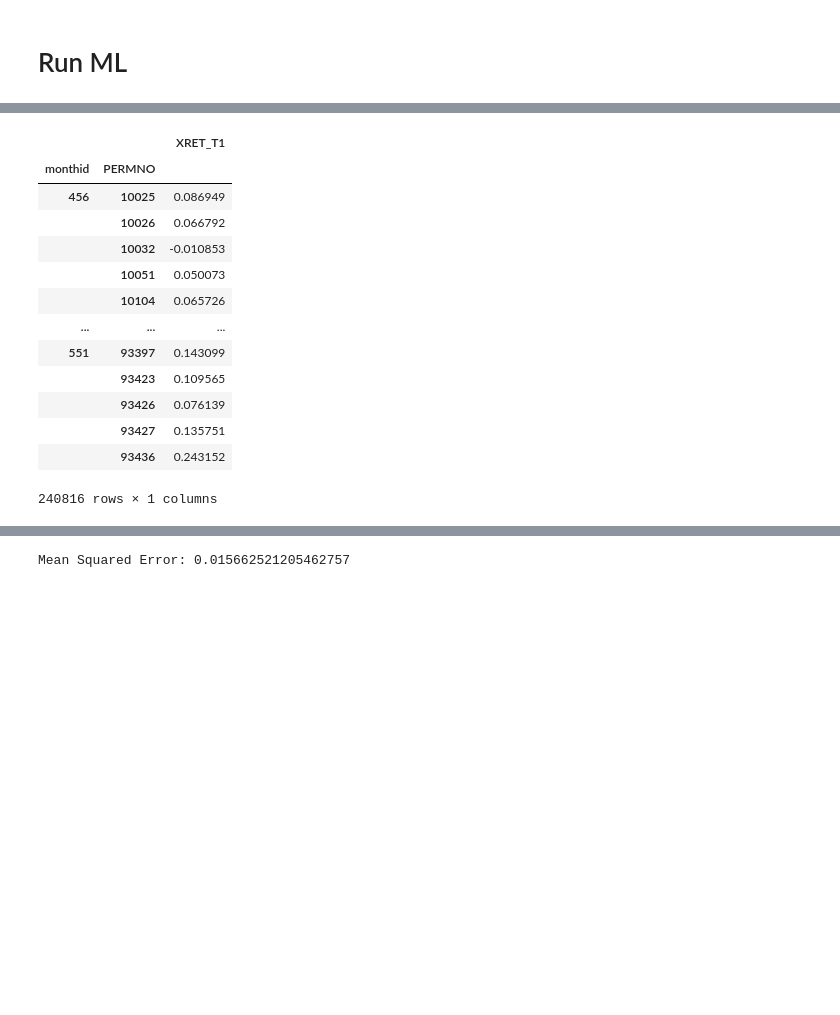
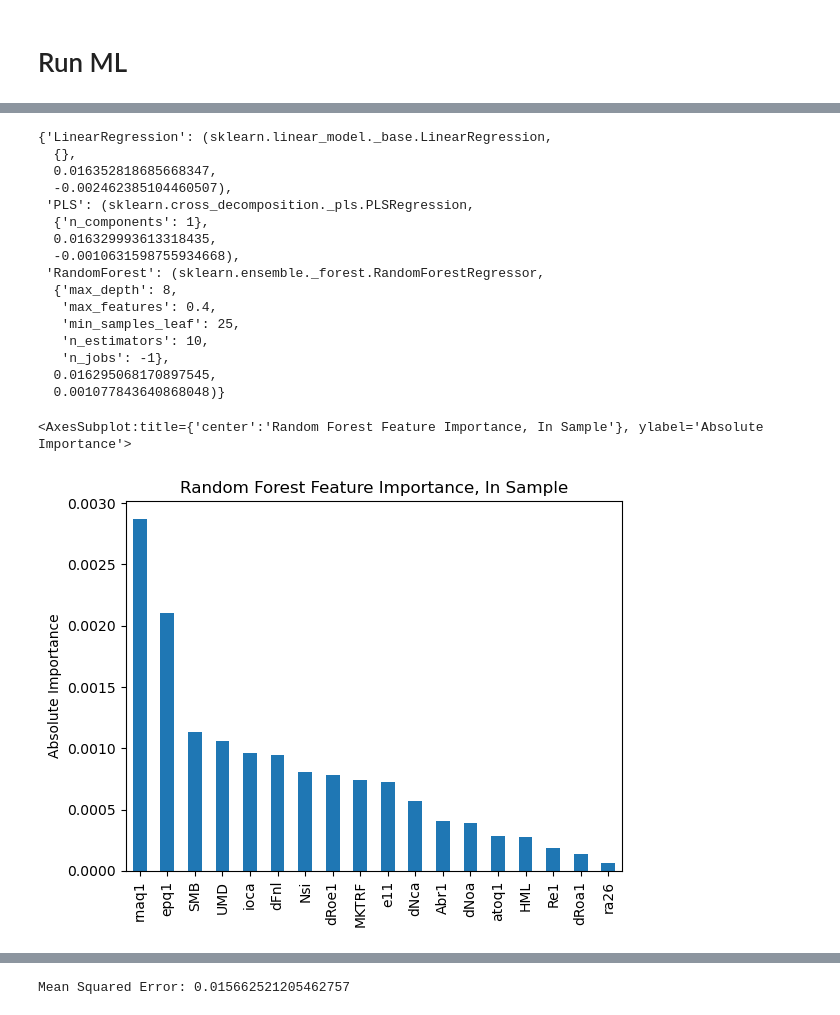
Before and after one commit to yiyun-sj/factor-trading, a Jupyter notebook: ml2.ipynb, the cells around one changed output, grey strips where cells are left out. Saved outputs shown, nothing was run; the diff lists cells and outputs as text; code cells hidden in the pictures; blank space fills up the shorter version.

Commit message:
add feature selection, other models, explainability with shap scores

```diff
--- a/ml2.ipynb
+++ b/ml2.ipynb
@@ -562,0 +543,17 @@ pd.Series(m.feature_importances_, index=model.x_test.columns).plot(kind="bar")
+# %%
+model = Model(
+    data=ml_data,
+    feature_cols=FEATURES,
+    objective_col=OBJECTIVE,
+    val_start_monthid=313,  # validation set is Jan 2001 - Dec 2005 (in sample), anything before is training set (1975-2001)
+    test_start_monthid=373  # test set is Jan 2006 - Dec 2020 (OUT OF SAMPLE)
+)
+# %%
+# Set up models and hyperparameter tune
+for model_id, config in MODELS_SETUP.items():
+    model_type = config["model_type"]
+    param_grid = config["param_grid"]
+    model.add_model_and_hyperparameter_tune(model_type, param_grid, model_id)
+
+model.train_final_models()
+model.performance_stats(actual_t1_returns, rf)
@@ -563,17 +584,27 @@ pd.Series(m.feature_importances_, index=model.x_test.columns).plot(kind="bar")
 # %%
-model.y_test
+model.model_params
 # %% [output]
-|  |  | XRET_T1 |
-| monthid | PERMNO |  |
-| 456 | 10025 | 0.086949 |
-|  | 10026 | 0.066792 |
-|  | 10032 | -0.010853 |
-|  | 10051 | 0.050073 |
-|  | 10104 | 0.065726 |
-| ... | ... | ... |
-| 551 | 93397 | 0.143099 |
-|  | 93423 | 0.109565 |
-|  | 93426 | 0.076139 |
-|  | 93427 | 0.135751 |
-|  | 93436 | 0.243152 |
-240816 rows × 1 columns
+{'LinearRegression': (sklearn.linear_model._base.LinearRegression,
+  {},
+  0.016352818685668347,
+  -0.002462385104460507),
+ 'PLS': (sklearn.cross_decomposition._pls.PLSRegression,
+  {'n_components': 1},
+  0.016329993613318435,
+  -0.0010631598755934668),
+ 'RandomForest': (sklearn.ensemble._forest.RandomForestRegressor,
+  {'max_depth': 8,
+   'max_features': 0.4,
+   'min_samples_leaf': 25,
+   'n_estimators': 10,
+   'n_jobs': -1},
+  0.016295068170897545,
+  0.001077843640868048)}
+# %%
+# Save it
+params, final = model.model_params, model.final_trained_models
+
+# cache model object
+import pickle
+with open('model_object_cache.pickle', 'wb') as handle:
+    pickle.dump(model, handle, protocol=pickle.HIGHEST_PROTOCOL)
@@ -579,0 +617,13 @@ model.y_test
+# %%
+from sklearn.inspection import permutation_importance
+
+result = permutation_importance(
+    final["RandomForest"], model.x_validate, model.y_validate, n_repeats=10, random_state=42, n_jobs=2
+)
+
+forest_importances = pd.Series(result.importances_mean, index=FEATURES)
+# %%
+forest_importances.sort_values(ascending=False).plot(kind="bar", title="Random Forest Feature Importance, In Sample", ylabel="Absolute Importance")
+# %% [output]
+<AxesSubplot:title={'center':'Random Forest Feature Importance, In Sample'}, ylabel='Absolute Importance'>
+[figure, added]
```
Also changed, not shown: parts of 32 cells of this notebook.
